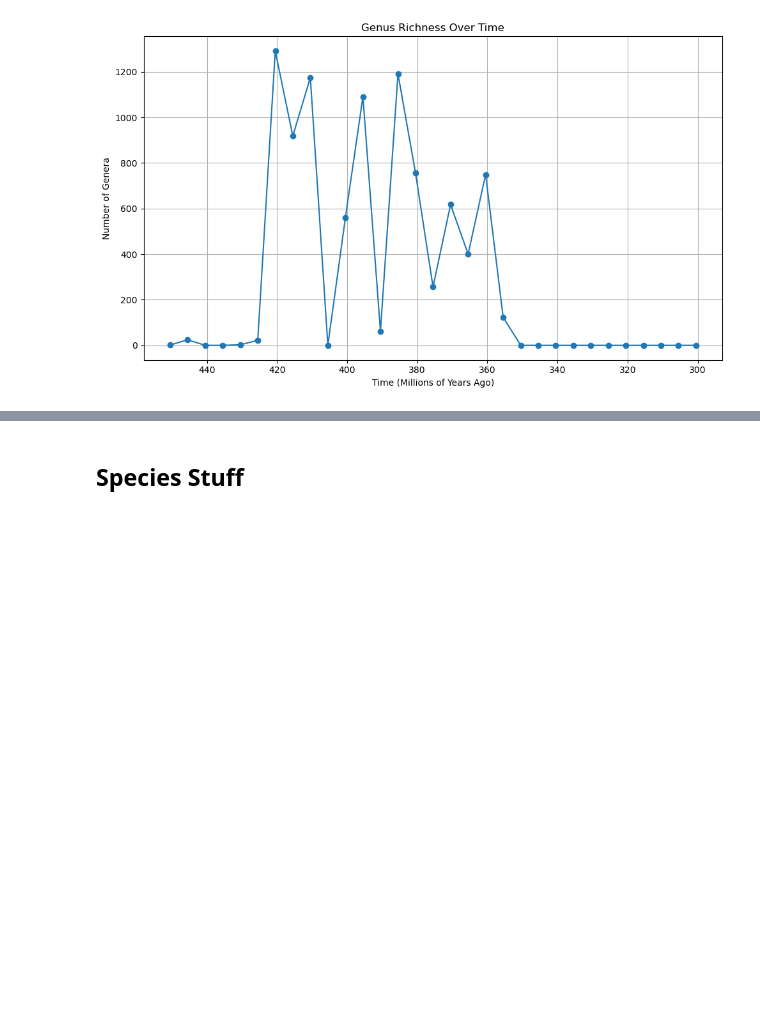
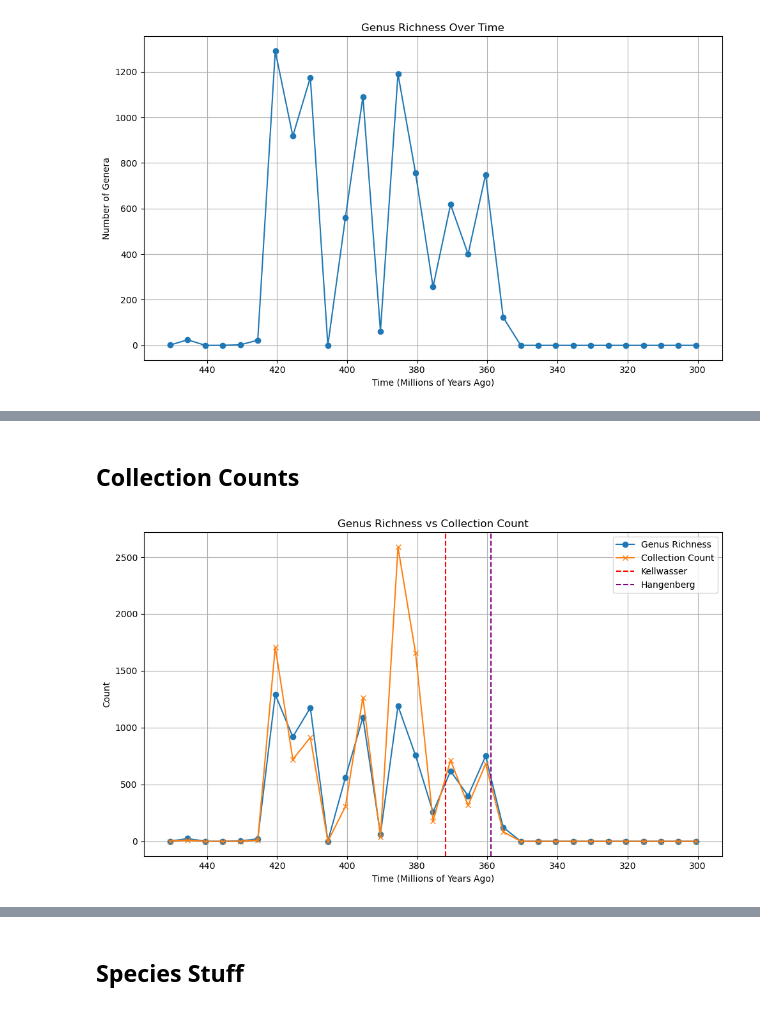
Before and after one commit to ConnorMoss02/Paleo, a Jupyter notebook: Paleontology_Notebook.ipynb, the cells around one changed output, grey strips where cells are left out. Drawn from its saved outputs; the diff is of its cells as text; code cells hidden in the pictures; blank space fills up the shorter version.

Commit message:
Continuing on with genus v. species comp

```diff
--- a/Paleontology_Notebook.ipynb
+++ b/Paleontology_Notebook.ipynb
@@ -3,19 +40,4 @@
 # %%
-import pandas as pd
-import matplotlib.pyplot as plt
-
-# Load the dataset
-genus_data = pd.read_csv("/Users/connormoss/Documents/LASTDANCE/HOLDENER/Genus.csv")
-
-# Preview the data
-# print(genus_data.head())
-
-# Drop rows missing taxon name or date info
-genus_data = genus_data.dropna(subset=['accepted_name', 'max_ma', 'min_ma'])
-
-# Filter only genus-level records
-genus_data = genus_data[genus_data['accepted_rank'] == 'genus']
-
 # Create time bins (e.g., every 5 million years)
 bin_size = 5
 max_age = int(genus_data['max_ma'].max())
@@ -63,0 +142,23 @@ Hangenberg Extinction: -87.25% genus loss
+# %% [markdown]
+## Collection Counts
+# %%
+collection_counts_g = genus_data.groupby('time_bin')['collection_no'].nunique().reset_index()
+collection_counts_g.columns = ['time_bin', 'collection_count']
+collection_counts_g['midpoint'] = collection_counts_g['time_bin'].apply(lambda x: x.left + bin_size / 2)
+
+# Plot alongside biodiversity
+plt.figure(figsize=(10, 6))
+plt.plot(biodiversity_g['midpoint'], biodiversity_g['genus_count'], marker='o', label='Genus Richness')
+plt.plot(collection_counts_g['midpoint'], collection_counts_g['collection_count'], marker='x', label='Collection Count')
+plt.axvline(x=372, color='r', linestyle='--', label='Kellwasser')
+plt.axvline(x=359, color='purple', linestyle='--', label='Hangenberg')
+plt.gca().invert_xaxis()
+plt.title("Genus Richness vs Collection Count")
+plt.xlabel("Time (Millions of Years Ago)")
+plt.ylabel("Count")
+plt.legend()
+plt.grid(True)
+plt.tight_layout()
+plt.show()
+# %% [output]
+[figure, added]
```
Also changed, not shown: parts of 17 cells of this notebook.
